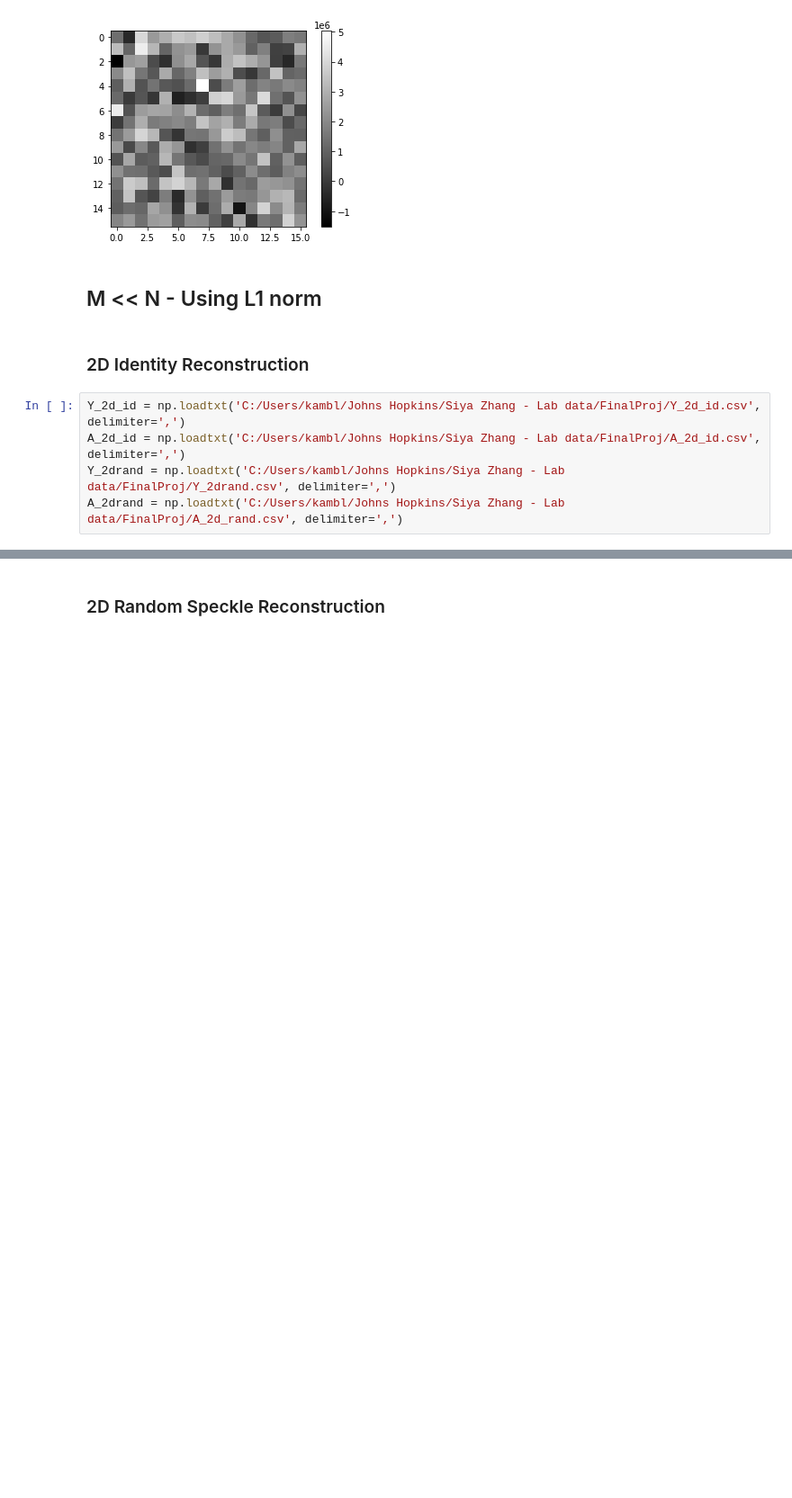
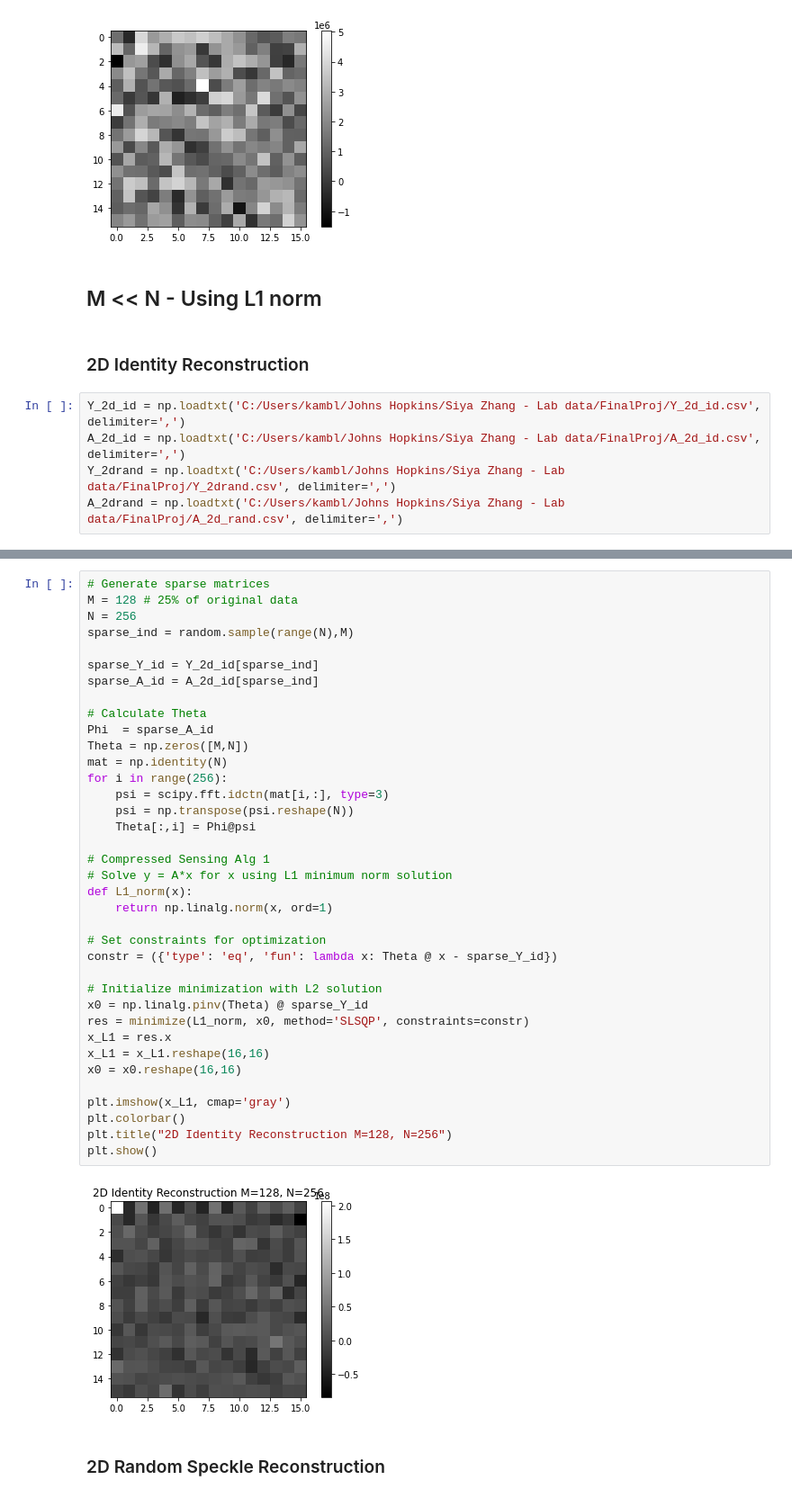
Before and after one commit to kamblihrishikesh29/II-Final, a Jupyter notebook: CS.ipynb, the cells around one changed output, grey strips where cells are left out. Shown at 90% size. Saved outputs shown, nothing was run; the diff lists cells and outputs as text; blank space fills up the shorter version.

```diff
--- a/CS.ipynb
+++ b/CS.ipynb
@@ -188,3 +188,42 @@ plt.show()
+# %%
+# Generate sparse matrices
+M = 128 # 25% of original data
+N = 256
+sparse_ind = random.sample(range(N),M)
+
+sparse_Y_id = Y_2d_id[sparse_ind]
+sparse_A_id = A_2d_id[sparse_ind]
+
+# Calculate Theta
+Phi  = sparse_A_id
+Theta = np.zeros([M,N])
+mat = np.identity(N)
+for i in range(256):
+    psi = scipy.fft.idctn(mat[i,:], type=3)
+    psi = np.transpose(psi.reshape(N))
+    Theta[:,i] = Phi@psi
+
+# Compressed Sensing Alg 1
+# Solve y = A*x for x using L1 minimum norm solution
+def L1_norm(x):
+    return np.linalg.norm(x, ord=1)
+
+# Set constraints for optimization
+constr = ({'type': 'eq', 'fun': lambda x: Theta @ x - sparse_Y_id})
+
+# Initialize minimization with L2 solution
+x0 = np.linalg.pinv(Theta) @ sparse_Y_id
+res = minimize(L1_norm, x0, method='SLSQP', constraints=constr)
+x_L1 = res.x
+x_L1 = x_L1.reshape(16,16)
+x0 = x0.reshape(16,16)
+
+plt.imshow(x_L1, cmap='gray')
+plt.colorbar()
+plt.title("2D Identity Reconstruction M=128, N=256")
+plt.show()
+# %% [output]
+[figure, added]
 # %% [markdown]
 ### 2D Random Speckle Reconstruction
 # %%
```
Also changed, not shown: parts of 3 cells of this notebook.
